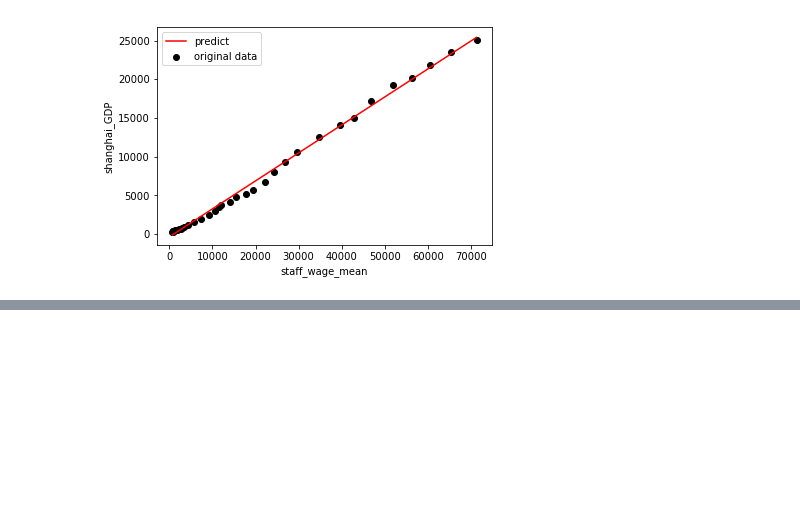
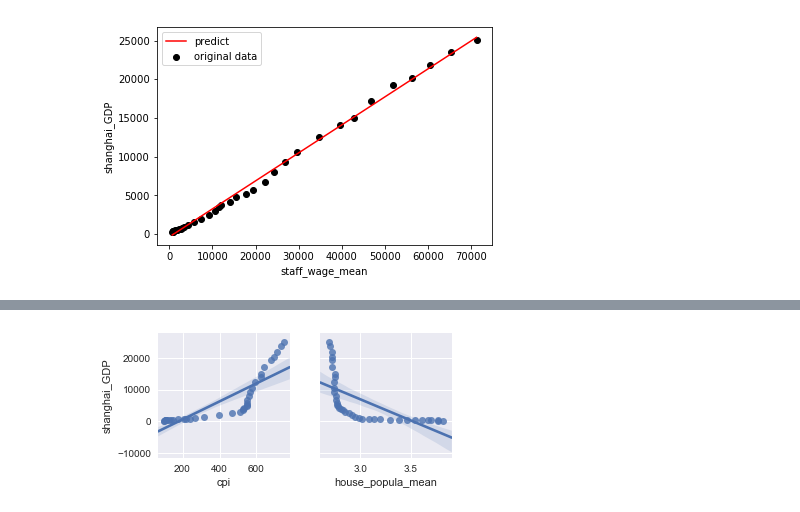
Before and after one commit to vitormeriat/meriat-ml-notes, a Jupyter notebook: 01-concepts/linear-regression.ipynb, the cells around one changed output, grey strips where cells are left out. Drawn from its saved outputs; the diff is of its cells as text; code cells hidden in the pictures; blank space fills up the shorter version.

Commit message:
Polynomial Regression

```diff
--- a/01-concepts/linear-regression.ipynb
+++ b/01-concepts/linear-regression.ipynb
@@ -569,0 +609,3 @@ plt.ylabel('value of sales')
+# %%
+data = pd.read_csv('Polynomial Regression.csv')
+data.head()
@@ -569,0 +631,6 @@ plt.ylabel('value of sales')
+# %%
+feature = [x for x in data.columns if x not in ['year', 'shanghai_GDP']]
+target = ['shanghai_GDP']
+g = sns.pairplot(data, kind="reg", x_vars= feature, y_vars=target)
+# %% [output]
+[figure, added]
```
Also changed, not shown: parts of 17 cells of this notebook.
